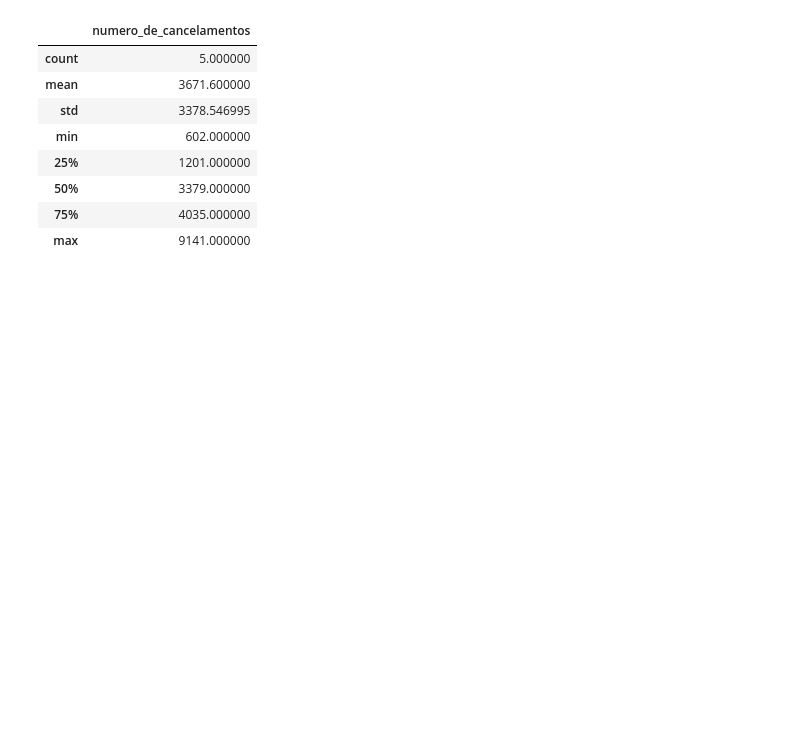
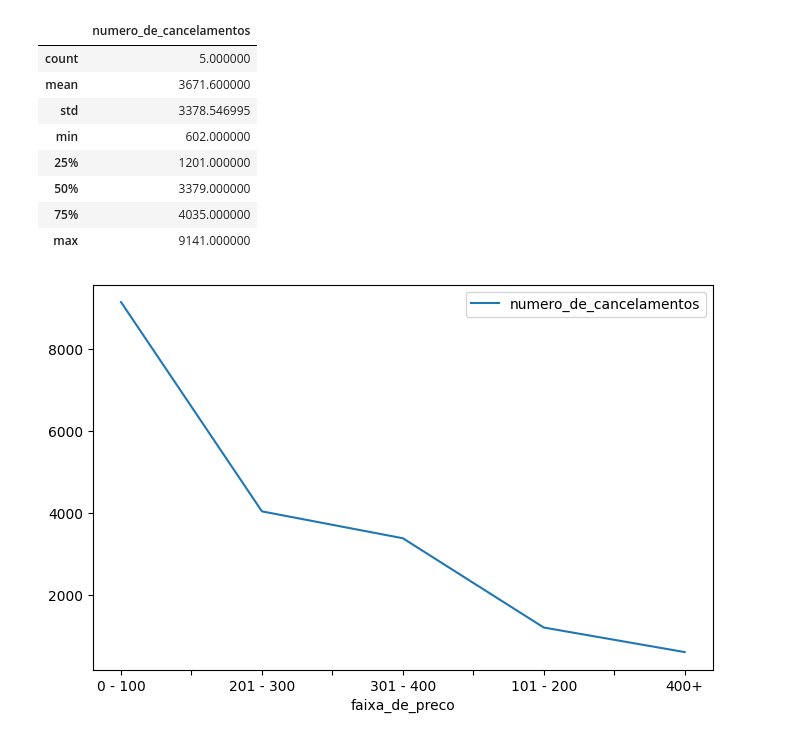
Before and after one commit to nalucena/DS-BD-PROJETO-DIVERSIDADETECH, a Jupyter notebook: projeto.ipynb, the cells around one changed output. Saved outputs shown, nothing was run; the diff lists cells and outputs as text; code cells hidden in the pictures; blank space fills up the shorter version.

```diff
--- a/projeto.ipynb
+++ b/projeto.ipynb
@@ -52,5 +49,5 @@ The default value of numeric_only in DataFrame.corr is deprecated. In a future v
 # %%
-faixas_cancelados = pd.read_sql("SELECT * FROM faixas_cancelados LIMIT 10;", engine);
+faixas_cancelados = pd.read_sql("SELECT * FROM faixas_cancelados", engine);
 
 faixas_cancelados
 # %% [output]
@@ -72,3 +69,7 @@ faixas_cancelados.describe()
 | 50% | 3379.000000 |
 | 75% | 4035.000000 |
 | max | 9141.000000 |
+# %%
+barplot = faixas_cancelados.plot.line(x='faixa_de_preco', y='numero_de_cancelamentos', stacked=True, figsize=(8,5))
+# %% [output]
+[figure, added]
```
Also changed, not shown: parts of 27 cells of this notebook, 2 other files.
